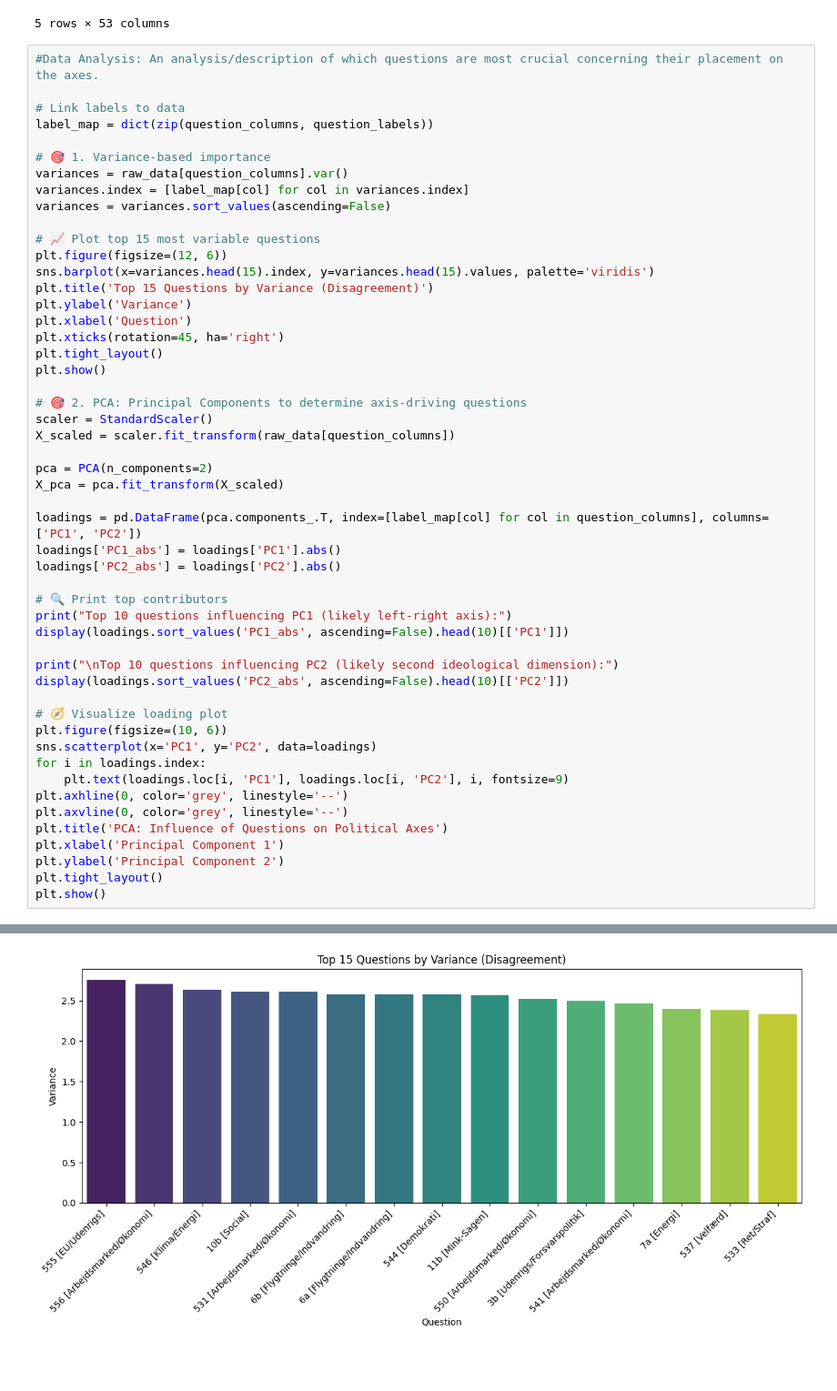
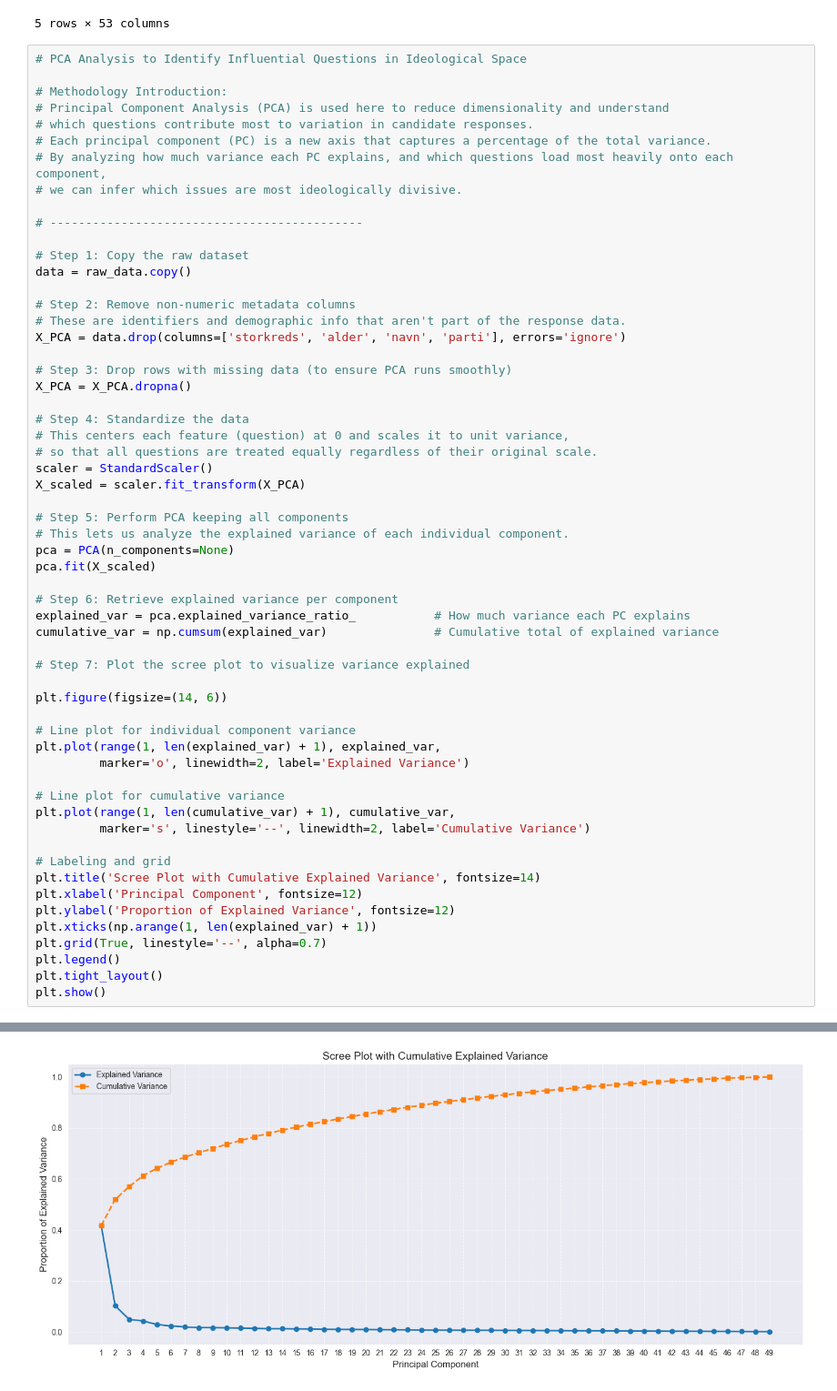
Before and after one commit to Sterup15/MAL1Workspace, a Jupyter notebook: MAL1Workspace/Assignment06/6. Candidate Test 2022 II.ipynb, the cells around one changed output, grey strips where cells are left out. Shown at 91% size. Cells and saved outputs as stored; diff of their text form; blank space fills up the shorter version.

```diff
--- a/MAL1Workspace/Assignment06/6. Candidate Test 2022 II.ipynb
+++ b/MAL1Workspace/Assignment06/6. Candidate Test 2022 II.ipynb
@@ -122,54 +122,61 @@ question_labels = [
 | 4 | 1 | 1 | -2 | 2 | -2 | 1 | -2 | 1 | 2 | -2 | ... | ... |
 5 rows × 53 columns
 # %%
-#Data Analysis: An analysis/description of which questions are most crucial concerning their placement on the axes.
+# PCA Analysis to Identify Influential Questions in Ideological Space
 
-# Link labels to data
-label_map = dict(zip(question_columns, question_labels))
+# Methodology Introduction:
+# Principal Component Analysis (PCA) is used here to reduce dimensionality and understand
+# which questions contribute most to variation in candidate responses.
+# Each principal component (PC) is a new axis that captures a percentage of the total variance.
+# By analyzing how much variance each PC explains, and which questions load most heavily onto each component,
+# we can infer which issues are most ideologically divisive.
 
-# 🎯 1. Variance-based importance
-variances = raw_data[question_columns].var()
-variances.index = [label_map[col] for col in variances.index]
-variances = variances.sort_values(ascending=False)
+# --------------------------------------------
 
-# 📈 Plot top 15 most variable questions
-plt.figure(figsize=(12, 6))
-sns.barplot(x=variances.head(15).index, y=variances.head(15).values, palette='viridis')
-plt.title('Top 15 Questions by Variance (Disagreement)')
-plt.ylabel('Variance')
-plt.xlabel('Question')
-plt.xticks(rotation=45, ha='right')
+# Step 1: Copy the raw dataset
+data = raw_data.copy()
+
+# Step 2: Remove non-numeric metadata columns
+# These are identifiers and demographic info that aren't part of the response data.
+X_PCA = data.drop(columns=['storkreds', 'alder', 'navn', 'parti'], errors='ignore')
+
+# Step 3: Drop rows with missing data (to ensure PCA runs smoothly)
+X_PCA = X_PCA.dropna()
+
+# Step 4: Standardize the data
+# This centers each feature (question) at 0 and scales it to unit variance,
+# so that all questions are treated equally regardless of their original scale.
+scaler = StandardScaler()
+X_scaled = scaler.fit_transform(X_PCA)
+
+# Step 5: Perform PCA keeping all components
+# This lets us analyze the explained variance of each individual component.
+pca = PCA(n_components=None)
+pca.fit(X_scaled)
+
+# Step 6: Retrieve explained variance per component
+explained_var = pca.explained_variance_ratio_           # How much variance each PC explains
+cumulative_var = np.cumsum(explained_var)               # Cumulative total of explained variance
+
+# Step 7: Plot the scree plot to visualize variance explained
+
+plt.figure(figsize=(14, 6))
+
+# Line plot for individual component variance
+plt.plot(range(1, len(explained_var) + 1), explained_var,
+         marker='o', linewidth=2, label='Explained Variance')
+
+# Line plot for cumulative variance
+plt.plot(range(1, len(cumulative_var) + 1), cumulative_var,
+         marker='s', linestyle='--', linewidth=2, label='Cumulative Variance')
+
+# Labeling and grid
+plt.title('Scree Plot with Cumulative Explained Variance', fontsize=14)
+plt.xlabel('Principal Component', fontsize=12)
+plt.ylabel('Proportion of Explained Variance', fontsize=12)
+plt.xticks(np.arange(1, len(explained_var) + 1))
+plt.grid(True, linestyle='--', alpha=0.7)
+plt.legend()
 plt.tight_layout()
 plt.show()
-
-# 🎯 2. PCA: Principal Components to determine axis-driving questions
-scaler = StandardScaler()
-X_scaled = scaler.fit_transform(raw_data[question_columns])
-
-pca = PCA(n_components=2)
-X_pca = pca.fit_transform(X_scaled)
-
-loadings = pd.DataFrame(pca.components_.T, index=[label_map[col] for col in question_columns], columns=['PC1', 'PC2'])
-loadings['PC1_abs'] = loadings['PC1'].abs()
-loadings['PC2_abs'] = loadings['PC2'].abs()
-
-# 🔍 Print top contributors
-print("Top 10 questions influencing PC1 (likely left-right axis):")
-display(loadings.sort_values('PC1_abs', ascending=False).head(10)[['PC1']])
-
-print("\nTop 10 questions influencing PC2 (likely second ideological dimension):")
-display(loadings.sort_values('PC2_abs', ascending=False).head(10)[['PC2']])
-
-# 🧭 Visualize loading plot
-plt.figure(figsize=(10, 6))
-sns.scatterplot(x='PC1', y='PC2', data=loadings)
-for i in loadings.index:
-    plt.text(loadings.loc[i, 'PC1'], loadings.loc[i, 'PC2'], i, fontsize=9)
-plt.axhline(0, color='grey', linestyle='--')
-plt.axvline(0, color='grey', linestyle='--')
-plt.title('PCA: Influence of Questions on Political Axes')
-plt.xlabel('Principal Component 1')
-plt.ylabel('Principal Component 2')
-plt.tight_layout()
-plt.show()
 # %% [output]
@@ -179 +183 @@ Passing `palette` without assigning `hue` is deprecated and will be removed in v
-[figure, old version]
+[figure, new version]
```
Also changed, not shown: parts of 16 cells of this notebook.
